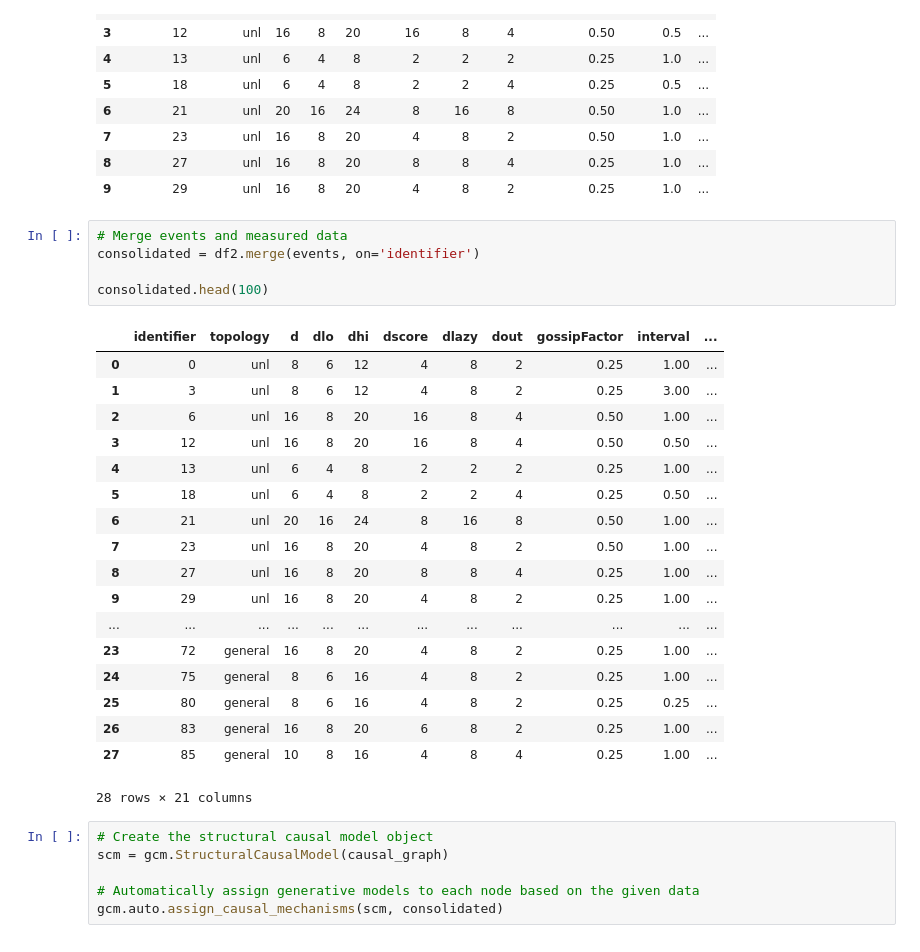
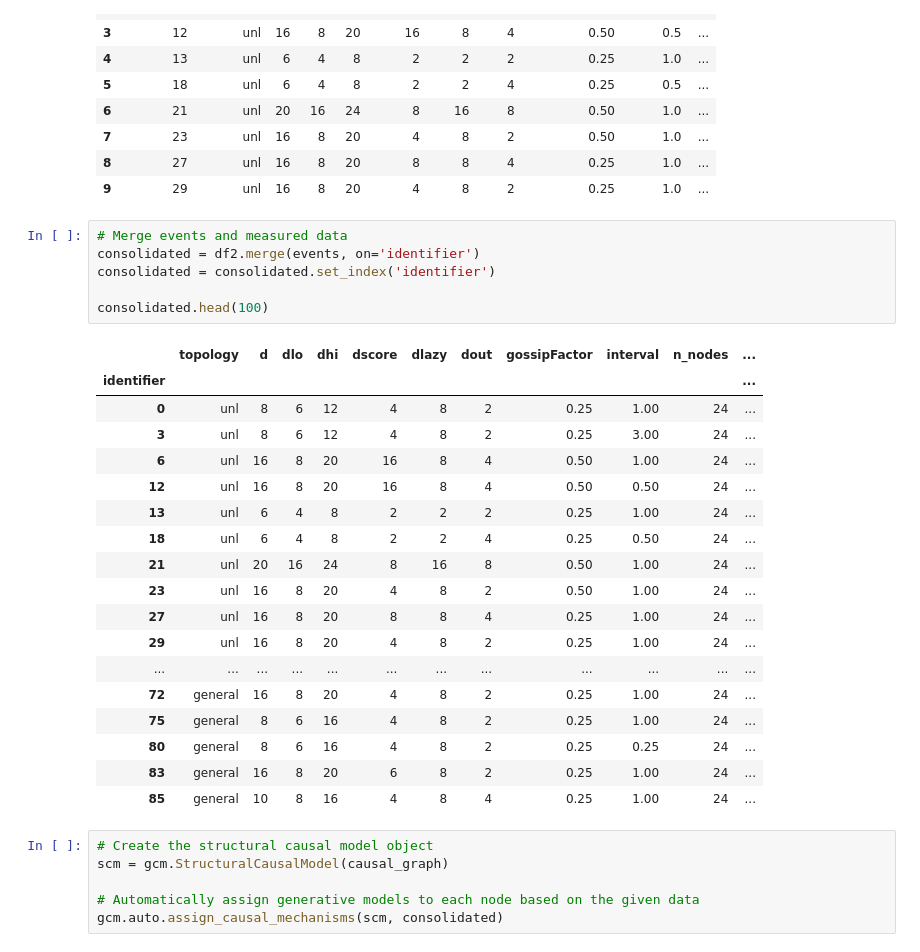
Before and after one commit to FlavScheidt/flexi-pipe, a Jupyter notebook: data/CausalAnalysis/Model1.ipynb, the cells around one changed output. Drawn from its saved outputs; the diff is of its cells as text.

```diff
--- a/data/CausalAnalysis/Model1.ipynb
+++ b/data/CausalAnalysis/Model1.ipynb
@@ -175,27 +175,28 @@ df2.head(10)
 # %%
 # Merge events and measured data
 consolidated = df2.merge(events, on='identifier')
+consolidated = consolidated.set_index('identifier')
 
 consolidated.head(100)
 # %% [output]
-|  | identifier | topology | d | dlo | dhi | dscore | dlazy | dout | gossipFactor | interval | ... |
-| 0 | 0 | unl | 8 | 6 | 12 | 4 | 8 | 2 | 0.25 | 1.00 | ... |
-| 1 | 3 | unl | 8 | 6 | 12 | 4 | 8 | 2 | 0.25 | 3.00 | ... |
-| 2 | 6 | unl | 16 | 8 | 20 | 16 | 8 | 4 | 0.50 | 1.00 | ... |
-| 3 | 12 | unl | 16 | 8 | 20 | 16 | 8 | 4 | 0.50 | 0.50 | ... |
-| 4 | 13 | unl | 6 | 4 | 8 | 2 | 2 | 2 | 0.25 | 1.00 | ... |
-| 5 | 18 | unl | 6 | 4 | 8 | 2 | 2 | 4 | 0.25 | 0.50 | ... |
-| 6 | 21 | unl | 20 | 16 | 24 | 8 | 16 | 8 | 0.50 | 1.00 | ... |
-| 7 | 23 | unl | 16 | 8 | 20 | 4 | 8 | 2 | 0.50 | 1.00 | ... |
-| 8 | 27 | unl | 16 | 8 | 20 | 8 | 8 | 4 | 0.25 | 1.00 | ... |
-| 9 | 29 | unl | 16 | 8 | 20 | 4 | 8 | 2 | 0.25 | 1.00 | ... |
+|  | topology | d | dlo | dhi | dscore | dlazy | dout | gossipFactor | interval | n_nodes | ... |
+| identifier |  |  |  |  |  |  |  |  |  |  | ... |
+| 0 | unl | 8 | 6 | 12 | 4 | 8 | 2 | 0.25 | 1.00 | 24 | ... |
+| 3 | unl | 8 | 6 | 12 | 4 | 8 | 2 | 0.25 | 3.00 | 24 | ... |
+| 6 | unl | 16 | 8 | 20 | 16 | 8 | 4 | 0.50 | 1.00 | 24 | ... |
+| 12 | unl | 16 | 8 | 20 | 16 | 8 | 4 | 0.50 | 0.50 | 24 | ... |
+| 13 | unl | 6 | 4 | 8 | 2 | 2 | 2 | 0.25 | 1.00 | 24 | ... |
+| 18 | unl | 6 | 4 | 8 | 2 | 2 | 4 | 0.25 | 0.50 | 24 | ... |
+| 21 | unl | 20 | 16 | 24 | 8 | 16 | 8 | 0.50 | 1.00 | 24 | ... |
+| 23 | unl | 16 | 8 | 20 | 4 | 8 | 2 | 0.50 | 1.00 | 24 | ... |
+| 27 | unl | 16 | 8 | 20 | 8 | 8 | 4 | 0.25 | 1.00 | 24 | ... |
+| 29 | unl | 16 | 8 | 20 | 4 | 8 | 2 | 0.25 | 1.00 | 24 | ... |
 | ... | ... | ... | ... | ... | ... | ... | ... | ... | ... | ... | ... |
-| 23 | 72 | general | 16 | 8 | 20 | 4 | 8 | 2 | 0.25 | 1.00 | ... |
-| 24 | 75 | general | 8 | 6 | 16 | 4 | 8 | 2 | 0.25 | 1.00 | ... |
-| 25 | 80 | general | 8 | 6 | 16 | 4 | 8 | 2 | 0.25 | 0.25 | ... |
-| 26 | 83 | general | 16 | 8 | 20 | 6 | 8 | 2 | 0.25 | 1.00 | ... |
-| 27 | 85 | general | 10 | 8 | 16 | 4 | 8 | 4 | 0.25 | 1.00 | ... |
+| 72 | general | 16 | 8 | 20 | 4 | 8 | 2 | 0.25 | 1.00 | 24 | ... |
+| 75 | general | 8 | 6 | 16 | 4 | 8 | 2 | 0.25 | 1.00 | 24 | ... |
+| 80 | general | 8 | 6 | 16 | 4 | 8 | 2 | 0.25 | 0.25 | 24 | ... |
+| 83 | general | 16 | 8 | 20 | 6 | 8 | 2 | 0.25 | 1.00 | 24 | ... |
+| 85 | general | 10 | 8 | 16 | 4 | 8 | 4 | 0.25 | 1.00 | 24 | ... |
-28 rows × 21 columns
 # %%
 # Create the structural causal model object
 scm = gcm.StructuralCausalModel(causal_graph)
```
Also changed, not shown: parts of 3 cells of this notebook.
